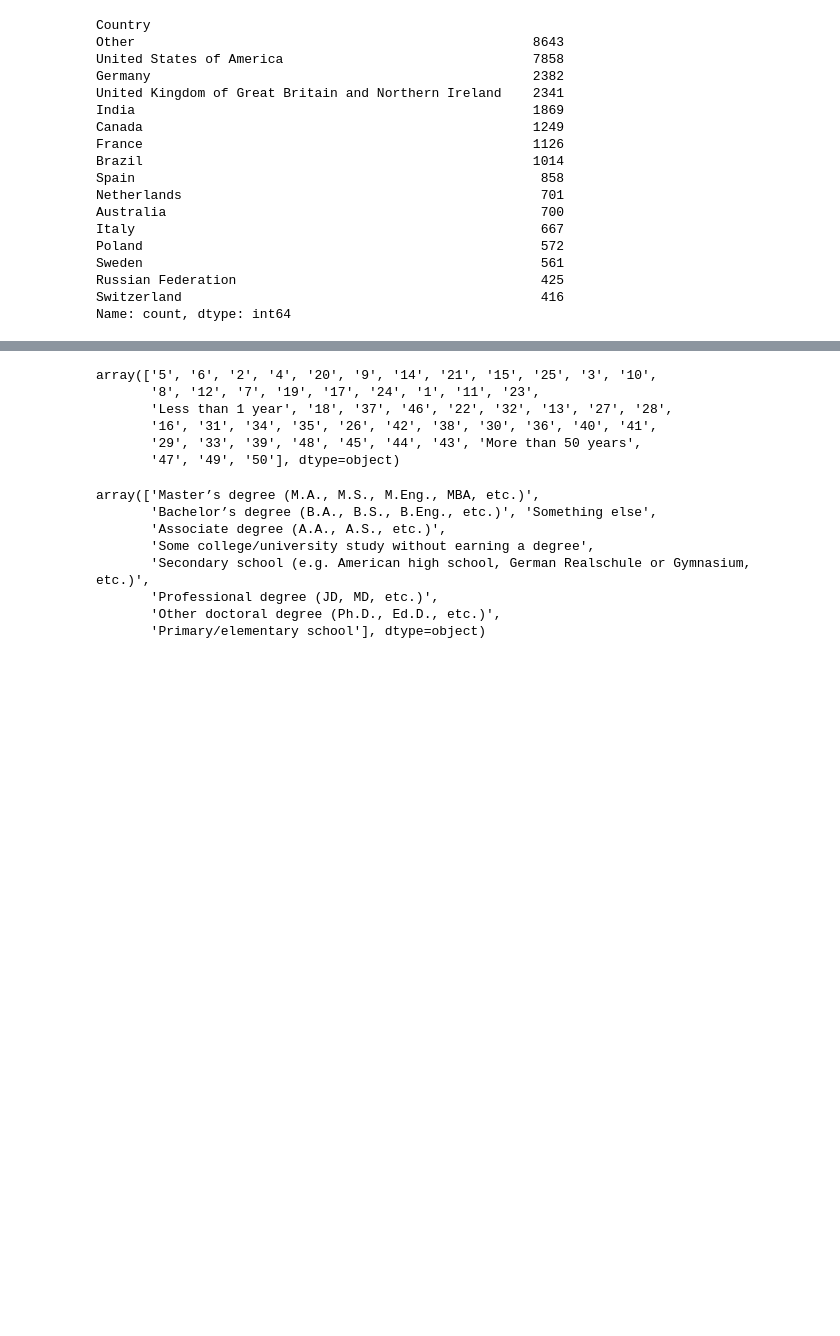
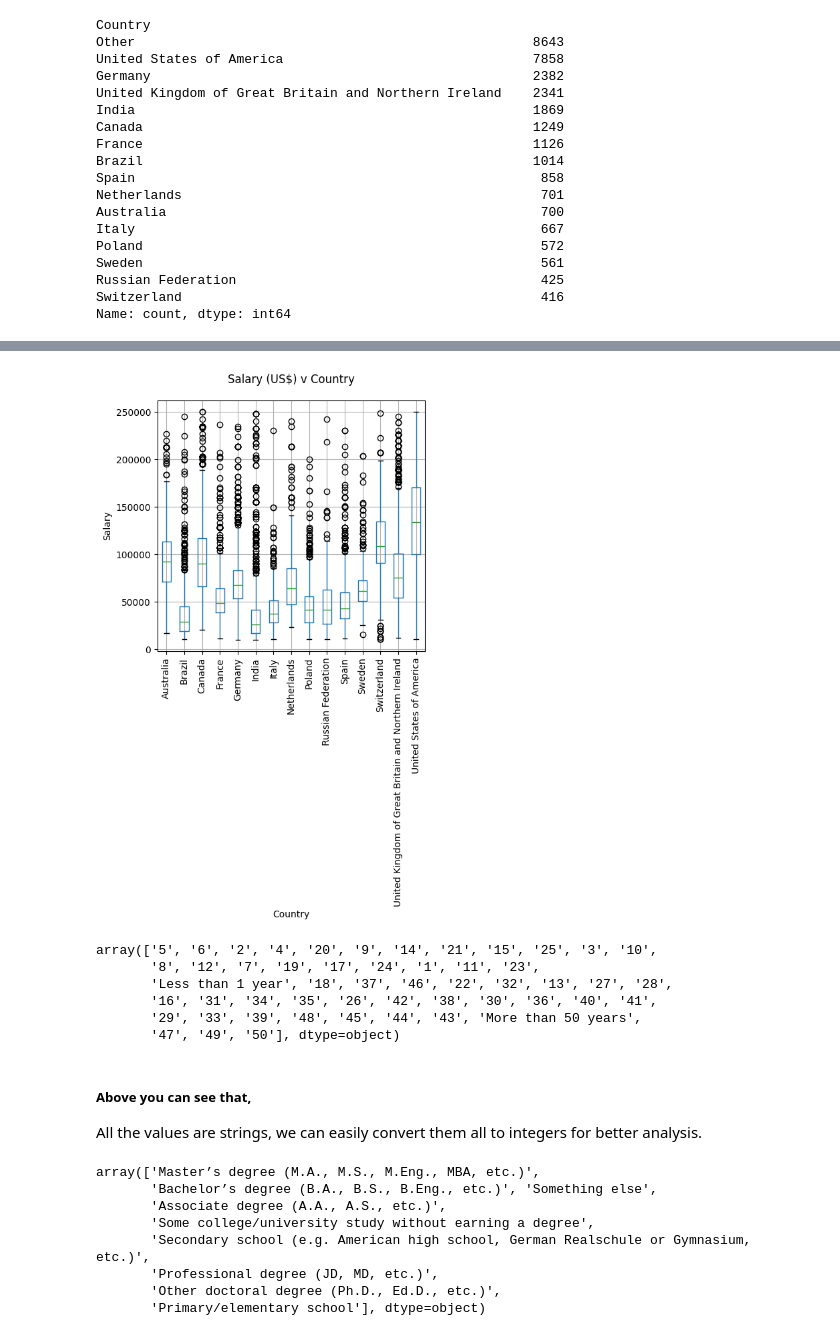
Before and after one commit to elixir1001/Salary-Prediction, a Jupyter notebook: SalaryPrediction.ipynb, the cells around one changed output, grey strips where cells are left out. Drawn from its saved outputs; the diff is of its cells as text; code cells hidden in the pictures; blank space fills up the shorter version.

```diff
--- a/SalaryPrediction.ipynb
+++ b/SalaryPrediction.ipynb
@@ -158,11 +189,13 @@ df = df[df['Country'] != 'Other']
 # %%
-#fig, ax  = plt.subplots(1,1, figsize=(10,10))
-#df.boxplot('Salary', 'Country', ax=ax)
-#plt.suptitle('Salary (US$) v Country')
-#plt.title('')
-#plt.ylabel('Salary')
-#plt.xticks(rotation=90)
-#plt.show()
+fig, ax  = plt.subplots(1,1, figsize=(5,5))
+df.boxplot('Salary', 'Country', ax=ax)
+plt.suptitle('Salary (US$) v Country')
+plt.title('')
+plt.ylabel('Salary')
+plt.xticks(rotation=90)
+plt.show()
+# %% [output]
+[figure, added]
 # %%
 df['YearsCodePro'].unique()
 # %% [output]
@@ -172,6 +205,9 @@ array(['5', '6', '2', '4', '20', '9', '14', '21', '15', '25', '3', '10',
        '16', '31', '34', '35', '26', '42', '38', '30', '36', '40', '41',
        '29', '33', '39', '48', '45', '44', '43', 'More than 50 years',
        '47', '49', '50'], dtype=object)
+# %% [markdown]
+##### Above you can see that,
+All the values are strings, we can easily convert them all to integers for better analysis.
 # %%
 def clean_experience(x):
     if x == 'More than 50 years':
```
Also changed, not shown: parts of 37 cells of this notebook, 2 other files.
